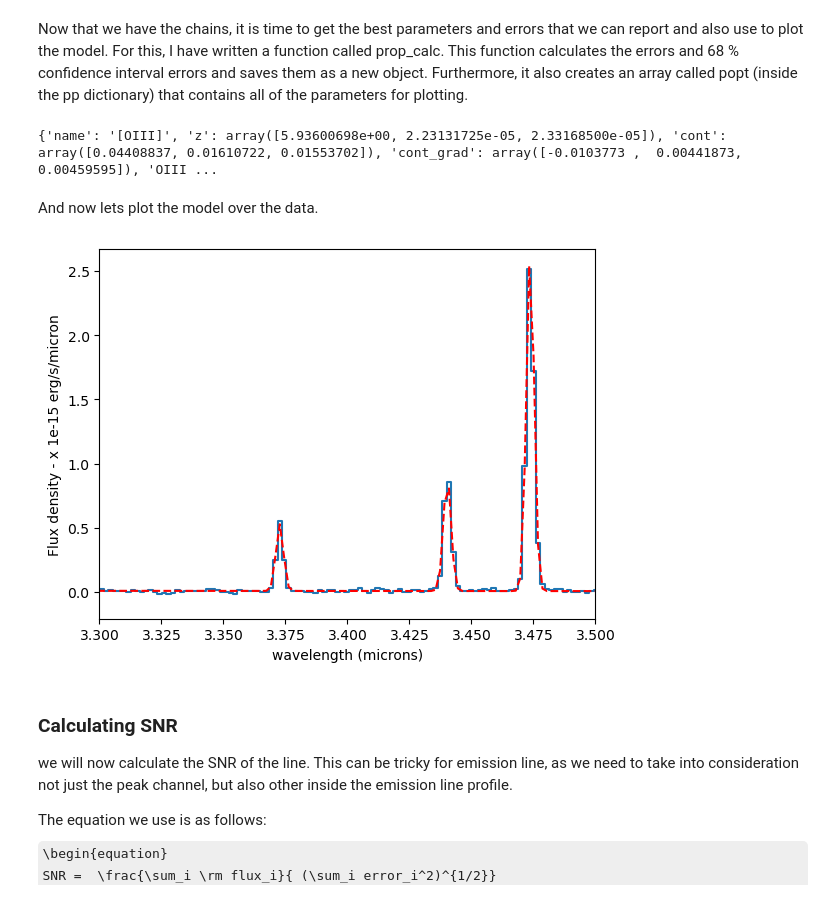
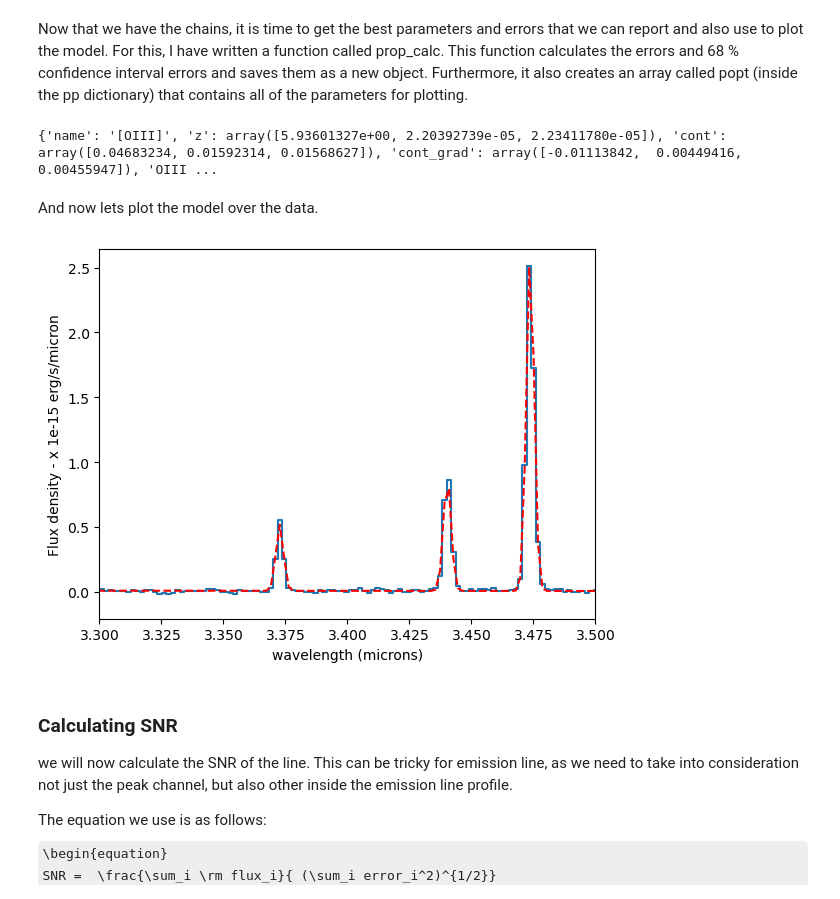
Before and after one commit to honzascholtz/Qubespec, a Jupyter notebook: Tutorial/Emission_line_tutorial.ipynb, the cells around one changed output. Saved outputs shown, nothing was run; the diff lists cells and outputs as text; code cells hidden in the pictures; some formulas as TeX source.

```diff
--- a/Tutorial/Emission_line_tutorial.ipynb
+++ b/Tutorial/Emission_line_tutorial.ipynb
@@ -155,7 +155,7 @@ init_c = [z,np.median(flux),0.01, peak, peak/4, 400. ]
 popt, pcov = curve_fit(OIII_Hbeta, wave[fit_loc], flux[fit_loc], sigma= error[fit_loc], p0= init_c)
 # %%
 np.savetxt('/Users/jansen/Downloads/1D_spec_example.txt', (wavem,fluxm, error))
-x,y,z = np.loadtxt('/Users/jansen/Downloads/1D_spec_example.txt')
+x,y,zs = np.loadtxt('/Users/jansen/Downloads/1D_spec_example.txt')
 # %%
 from astropy.table import Table
 
@@ -245,13 +253,14 @@ N = 5000
 # FWHM width of the emission lines - lets start with 400 km/s
 # [SII] red gaussian peak - 1/6 of the peak defined above
 # [SII] blue gaussian peak - 1/6 of the peak defined above
-pos = np.array([z,np.mean(flux),0.01, peak, peak/4, 400.])+ 1e-4 * np.random.randn(32, 6)
+
+pos = np.array([z,np.mean(fluxm),0.01, peak, peak/4, 400.])+ 1e-4 * np.random.randn(32, 6)
 nwalkers, ndim = pos.shape
 
 sampler = emcee.EnsembleSampler(
-    nwalkers, ndim, log_probability_OIII, args=(wave[fit_loc], flux[fit_loc], error[fit_loc],z))
+    nwalkers, ndim, log_probability_OIII, args=(wavem[fit_loc], fluxm[fit_loc], error[fit_loc],z))
 
-sampler.run_mcmc(pos, N, progress=True);
+sampler.run_mcmc(pos, N, progress=True)
 
 # Extract the chains - burn the first 25% of the chain
 flat_samples = sampler.get_chain(discard=int(0.25*N), thin=15, flat=True)
@@ -299,20 +308,20 @@ def prop_calc(results):
 pp = prop_calc(res)
 print(pp)
 # %% [output]
-{'name': '[OIII]', 'z': array([5.93600698e+00, 2.23131725e-05, 2.33168500e-05]), 'cont': array([0.04408837, 0.01610722, 0.01553702]), 'cont_grad': array([-0.0103773 ,  0.00441873,  0.00459595]), 'OIII ...
+{'name': '[OIII]', 'z': array([5.93601327e+00, 2.20392739e-05, 2.23411780e-05]), 'cont': array([0.04683234, 0.01592314, 0.01568627]), 'cont_grad': array([-0.01113842,  0.00449416,  0.00455947]), 'OIII ...
 # %% [markdown]
 And now lets plot the model over the data.
 # %%
 plt.figure()
-plt.plot( wave, flux, drawstyle='steps-mid')
+plt.plot( wavem, fluxm, drawstyle='steps-mid')
 plt.xlabel('wavelength (microns)')
 plt.ylabel('Flux density - x 1e-15 erg/s/micron')
 plt.plot(wave, OIII_Hbeta(wave, *pp['popt']), 'r--')
 
 plt.xlim(3.3,3.5)
 plt.show()
 # %% [output]
-[figure, old version]
+[figure, new version]
 # %% [markdown]
 ### Calculating SNR
 
```
Also changed, not shown: parts of 7 cells of this notebook.
